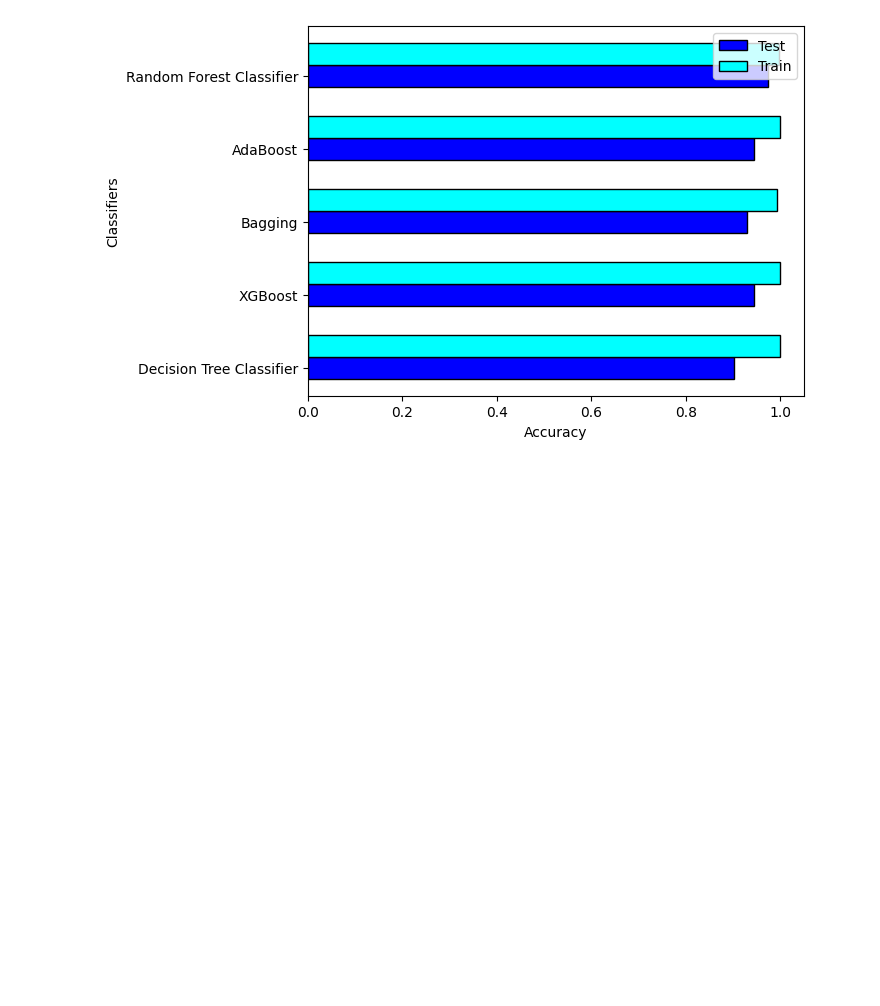
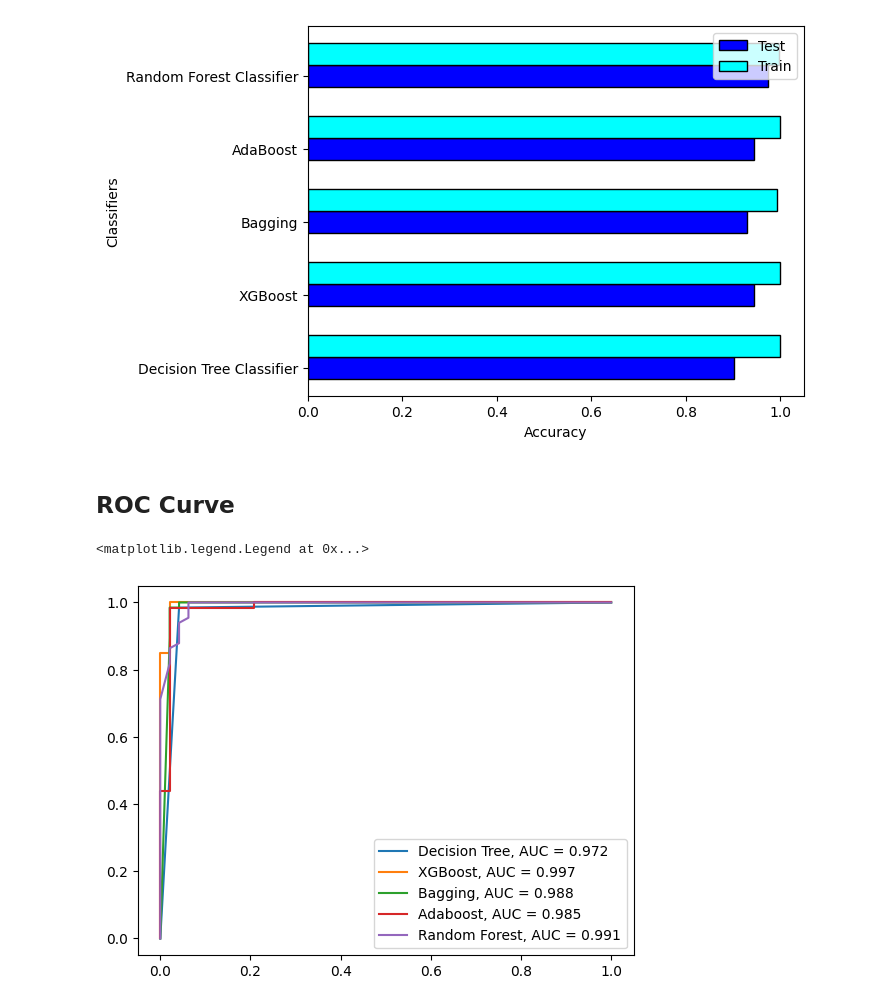
Before and after one commit to jeffcct/Tutorial-5, a Jupyter notebook: file.ipynb, the cells around one changed output. Cells and saved outputs as stored; diff of their text form; code cells hidden in the pictures; blank space fills up the shorter version.

Commit message:
ROC Curve

```diff
--- a/file.ipynb
+++ b/file.ipynb
@@ -295,3 +283,27 @@ draw_table(accuracies, "Accuracy")
 [figure]
 [figure]
 [figure]
+# %% [markdown]
+## ROC Curve
+# %%
+plt.figure(0).clf()
+
+classifiers = {
+    "Decision Tree": dTree,
+    "XGBoost": xgbClassifier,
+    "Bagging": bagging,
+    "Adaboost": adaboost,
+    "Random Forest": random_forest
+}
+
+for name, classifier in classifiers.items():
+    y_pred_probs = classifier.predict_proba(x_test)[:, 1]
+    fpr, tpr, _ = roc_curve(y_test, y_pred_probs)
+    auc = roc_auc_score(y_test, y_pred_probs)
+    plt.plot(fpr, tpr, label = f"{name}, AUC = {auc:.3f}")
+
+
+plt.legend()
+# %% [output]
+<matplotlib.legend.Legend at 0x...>
+[figure, added]
```
Also changed, not shown: parts of 4 cells of this notebook.
